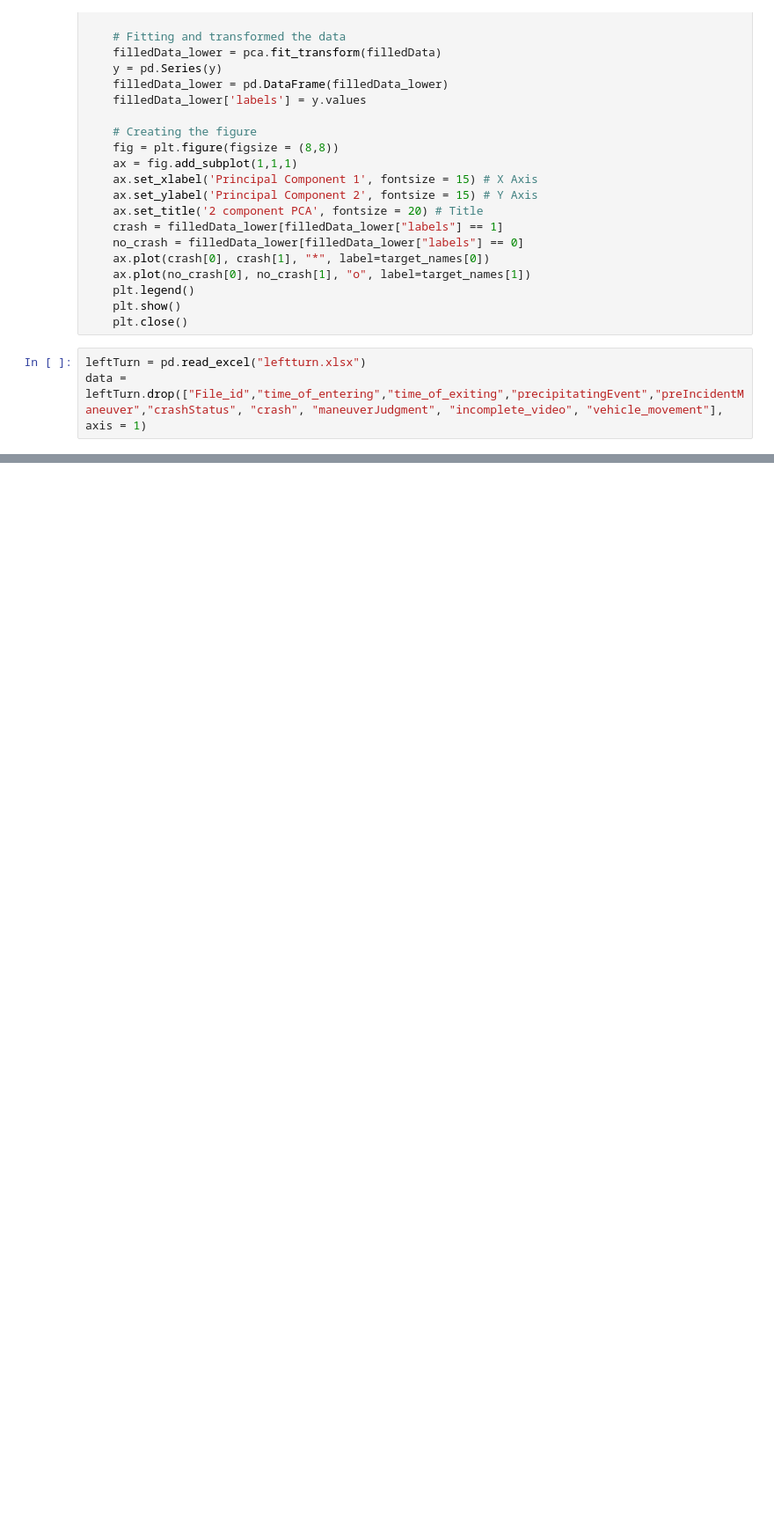
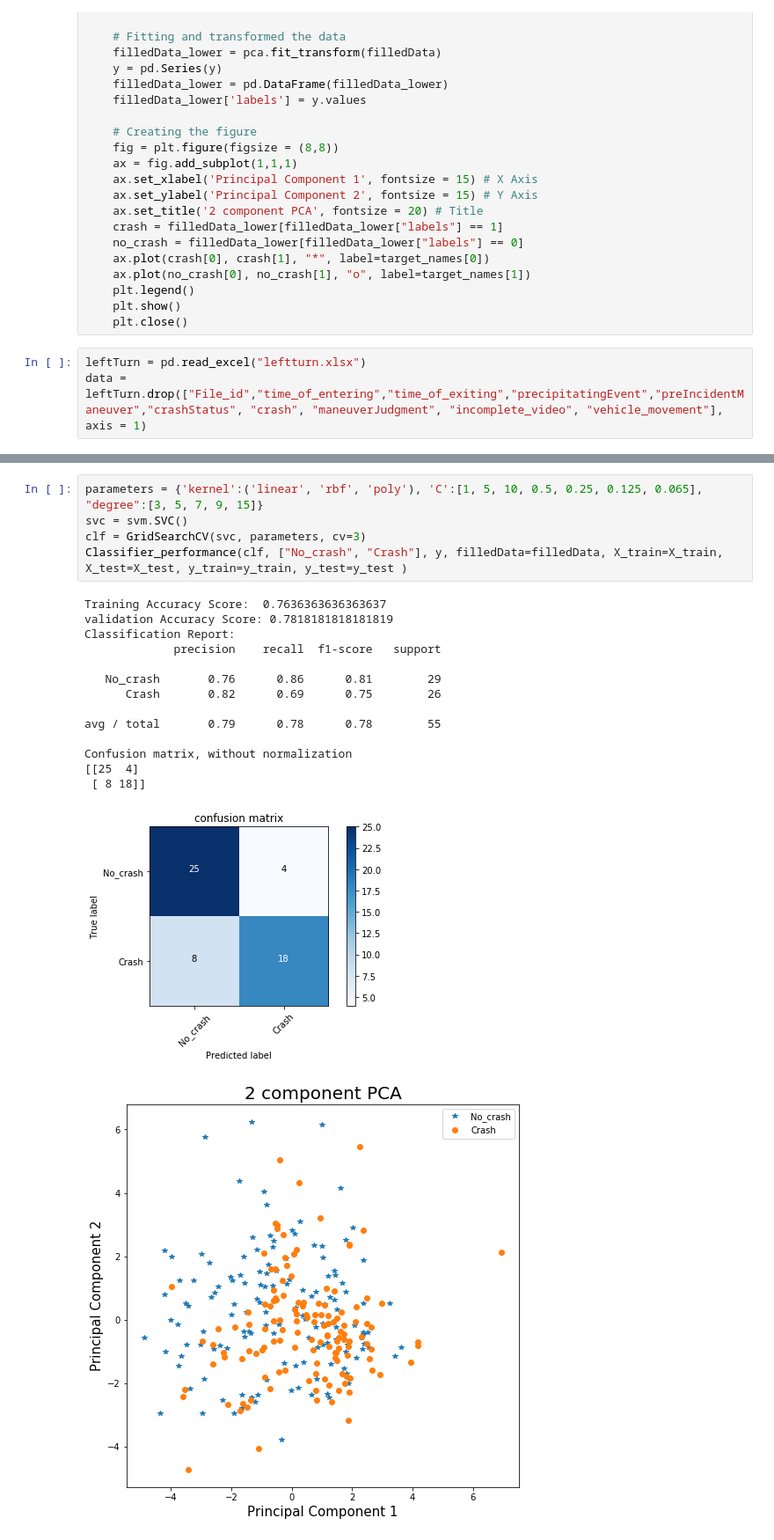
Before and after one commit to imraviagrawal/SHPR2video_git, a Jupyter notebook: MachineLearning.ipynb, the cells around one changed output, grey strips where cells are left out. Shown: that part at 88% size. Cells and saved outputs as stored; diff of their text form; blank space fills up the shorter version.

```diff
--- a/MachineLearning.ipynb
+++ b/MachineLearning.ipynb
@@ -108,0 +162,21 @@ data = leftTurn.drop(["File_id","time_of_entering","time_of_exiting","precipitat
+# %%
+parameters = {'kernel':('linear', 'rbf', 'poly'), 'C':[1, 5, 10, 0.5, 0.25, 0.125, 0.065], "degree":[3, 5, 7, 9, 15]}
+svc = svm.SVC()
+clf = GridSearchCV(svc, parameters, cv=3)
+Classifier_performance(clf, ["No_crash", "Crash"], y, filledData=filledData, X_train=X_train, X_test=X_test, y_train=y_train, y_test=y_test )
+# %% [output]
+Training Accuracy Score:  0.7636363636363637
+validation Accuracy Score: 0.7818181818181819
+Classification Report:
+             precision    recall  f1-score   support
+
+   No_crash       0.76      0.86      0.81        29
+      Crash       0.82      0.69      0.75        26
+
+avg / total       0.79      0.78      0.78        55
+
+Confusion matrix, without normalization
+[[25  4]
+ [ 8 18]]
+[figure, added]
+[figure, added]
```
Also changed, not shown: parts of 18 cells of this notebook.
